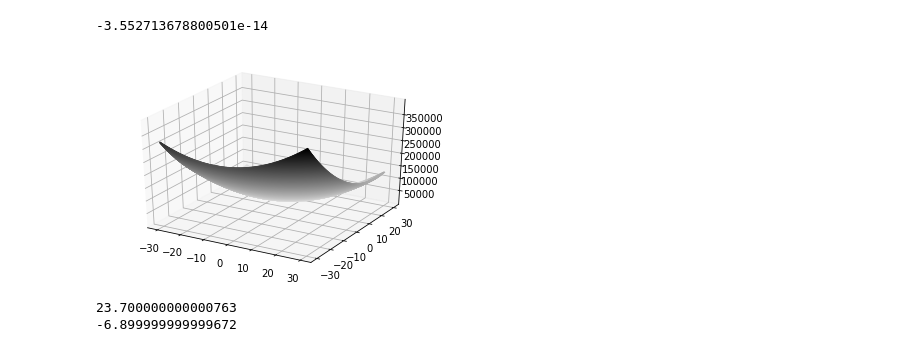
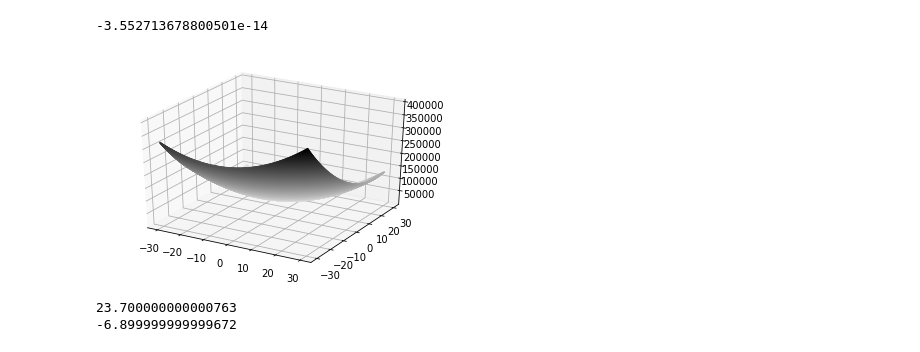
Before and after one commit to dkp1903/ml_lab, a Jupyter notebook: lab1_201701072.ipynb, the cells around one changed output. Cells and saved outputs as stored; diff of their text form; code cells hidden in the pictures.

```diff
--- a/lab1_201701072.ipynb
+++ b/lab1_201701072.ipynb
@@ -83,21 +86,21 @@ X2[A][B]
 # %%
 import pandas as pd
 import io
 df2=pd.read_excel('/home/rohan/Downloads/datafPr1.xlsx')
 x=df2['x'].to_numpy()
 x=(x-np.mean(x))/np.std(x)
 y=df2['y'].to_numpy()
-theta0=np.arange(-30,30,0.1)
-theta1=np.arange(-30,30,0.1)
+theta0=np.arange(-30,30.1,0.1)
+theta1=np.arange(-30,30.1,0.1)
 theta0,theta1=np.meshgrid(theta0,theta1)
 m=len(x)
 ltheta=(y[0]-(theta0+theta1*(x[0])))**2
 for i in range(1,m):
     ltheta=ltheta+(y[i]-(theta0+theta1*(x[i])))**2
 fig = plt.figure()
 ax = plt.axes(projection='3d')
 ax.contour3D(theta1,theta0,ltheta, 500, cmap='binary')
 plt.show()
 # %% [output]
-[figure, old version]
+[figure, new version]
 # %%
```
Also changed, not shown: parts of 5 cells of this notebook, 1 other file.
